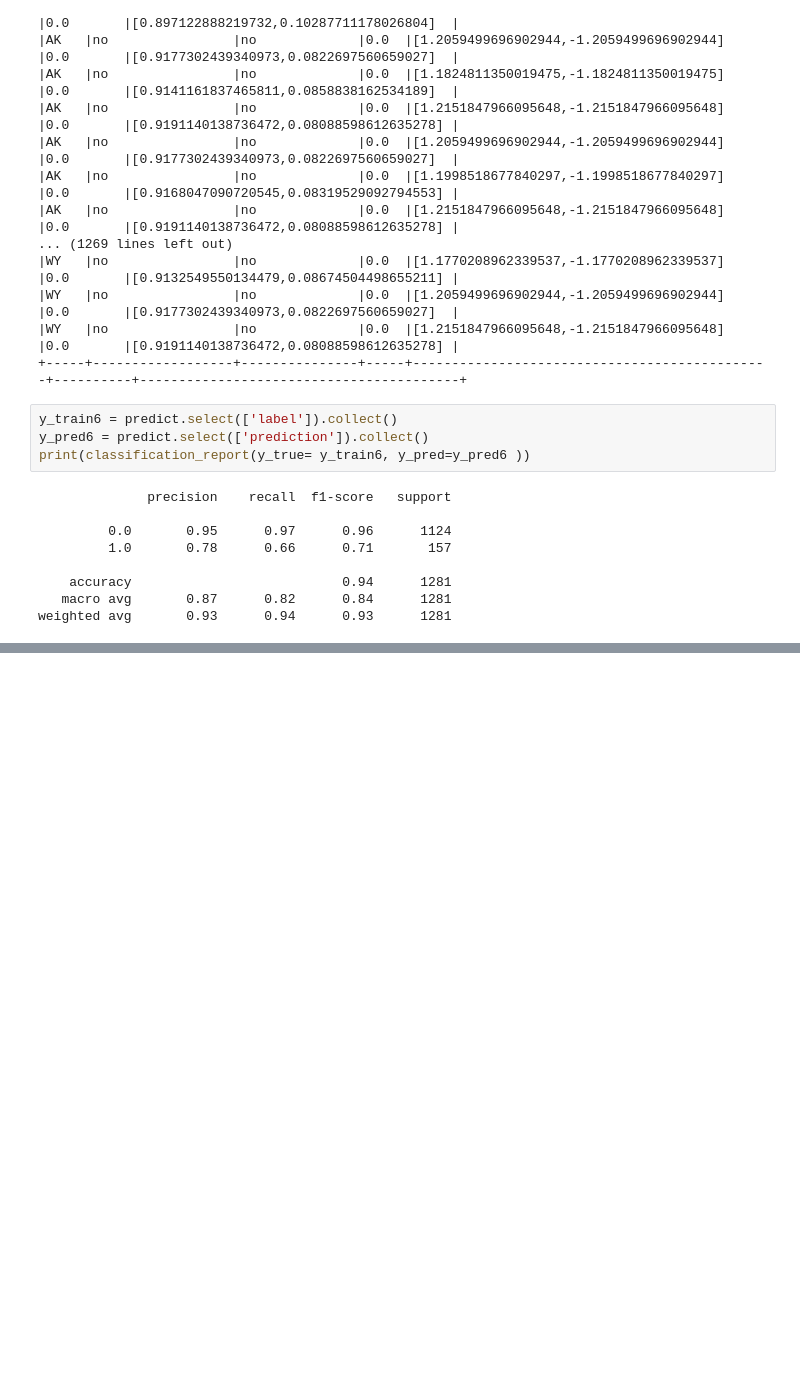
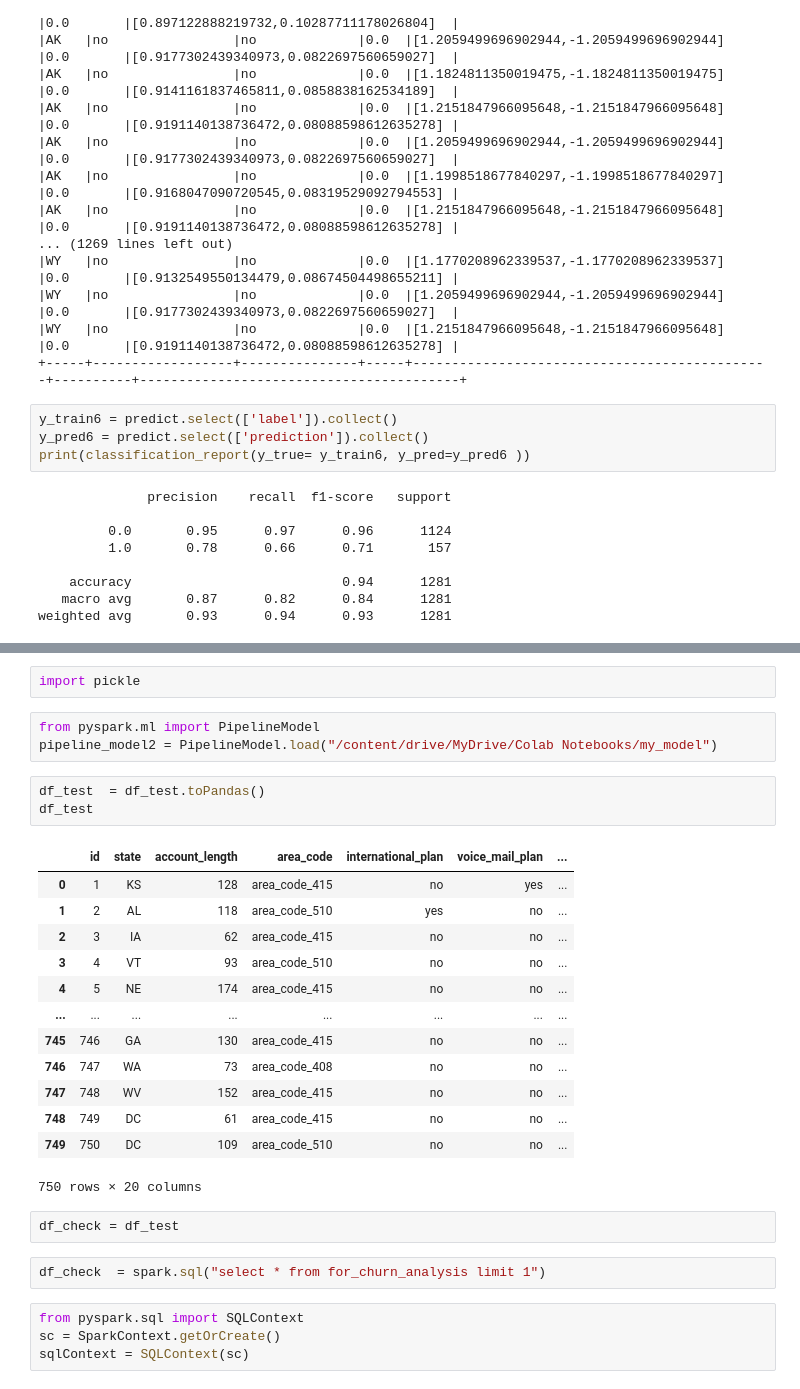
Before and after one commit to darshan-analytics/CustomerChurnAnalysisUsingSparkETL-KaggleCompetition-, a Jupyter notebook: CustomerChurnAnalysisUsingSparkETL(KaggleCompetition).ipynb, the cells around one changed output, grey strips where cells are left out. Drawn from its saved outputs; the diff is of its cells as text; blank space fills up the shorter version.

```diff
--- a/CustomerChurnAnalysisUsingSparkETL(KaggleCompetition).ipynb
+++ b/CustomerChurnAnalysisUsingSparkETL(KaggleCompetition).ipynb
@@ -696,0 +729,30 @@ weighted avg       0.93      0.94      0.93      1281
+# %%
+import pickle
+# %%
+from pyspark.ml import PipelineModel
+pipeline_model2 = PipelineModel.load("/content/drive/MyDrive/Colab Notebooks/my_model")
+# %%
+df_test  = df_test.toPandas()
+df_test
+# %% [output]
+|  | id | state | account_length | area_code | international_plan | voice_mail_plan | ... |
+| 0 | 1 | KS | 128 | area_code_415 | no | yes | ... |
+| 1 | 2 | AL | 118 | area_code_510 | yes | no | ... |
+| 2 | 3 | IA | 62 | area_code_415 | no | no | ... |
+| 3 | 4 | VT | 93 | area_code_510 | no | no | ... |
+| 4 | 5 | NE | 174 | area_code_415 | no | no | ... |
+| ... | ... | ... | ... | ... | ... | ... | ... |
+| 745 | 746 | GA | 130 | area_code_415 | no | no | ... |
+| 746 | 747 | WA | 73 | area_code_408 | no | no | ... |
+| 747 | 748 | WV | 152 | area_code_415 | no | no | ... |
+| 748 | 749 | DC | 61 | area_code_415 | no | no | ... |
+| 749 | 750 | DC | 109 | area_code_510 | no | no | ... |
+750 rows × 20 columns
+# %%
+df_check = df_test
+# %%
+df_check  = spark.sql("select * from for_churn_analysis limit 1")
+# %%
+from pyspark.sql import SQLContext
+sc = SparkContext.getOrCreate()
+sqlContext = SQLContext(sc)
```
Also changed, not shown: parts of 15 cells of this notebook.
